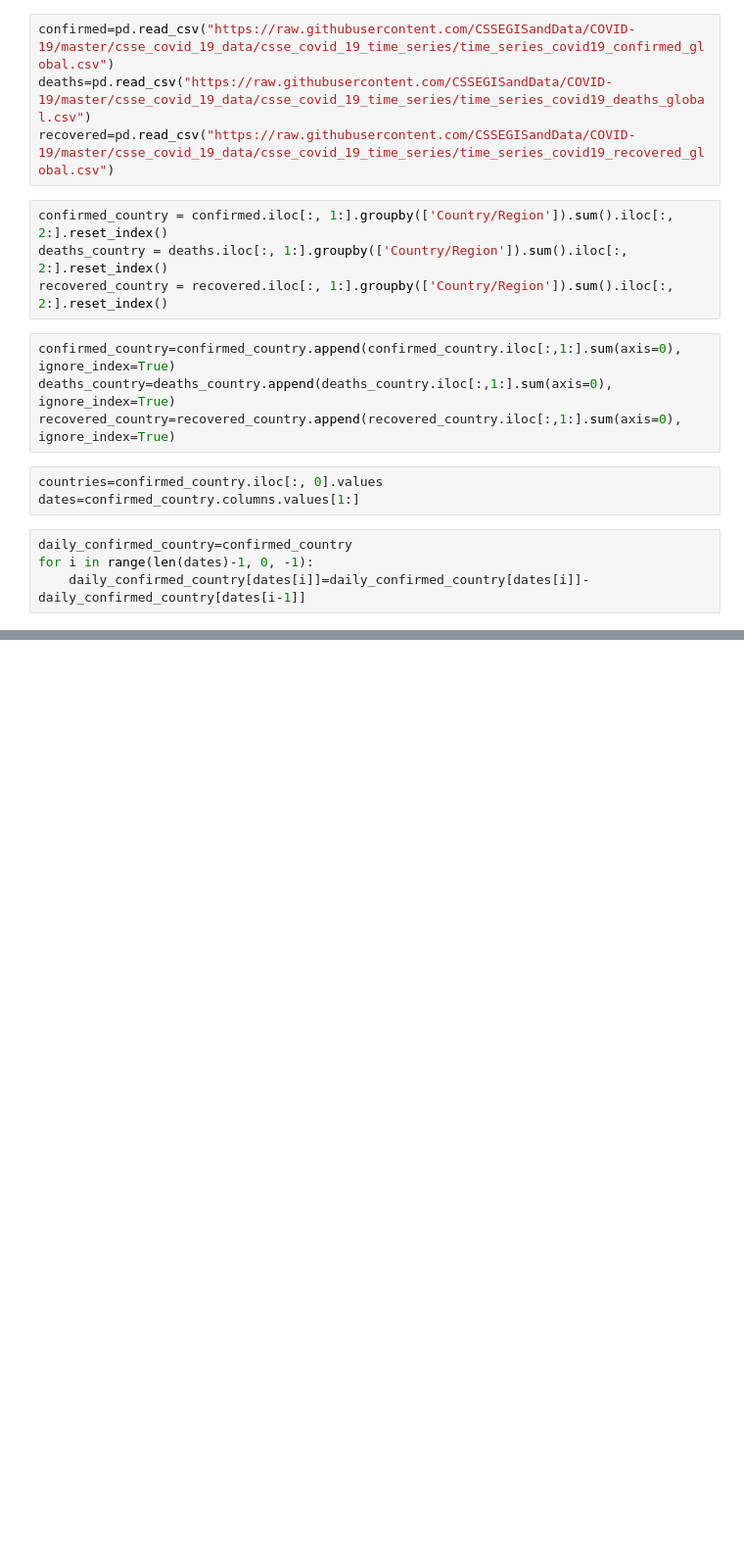
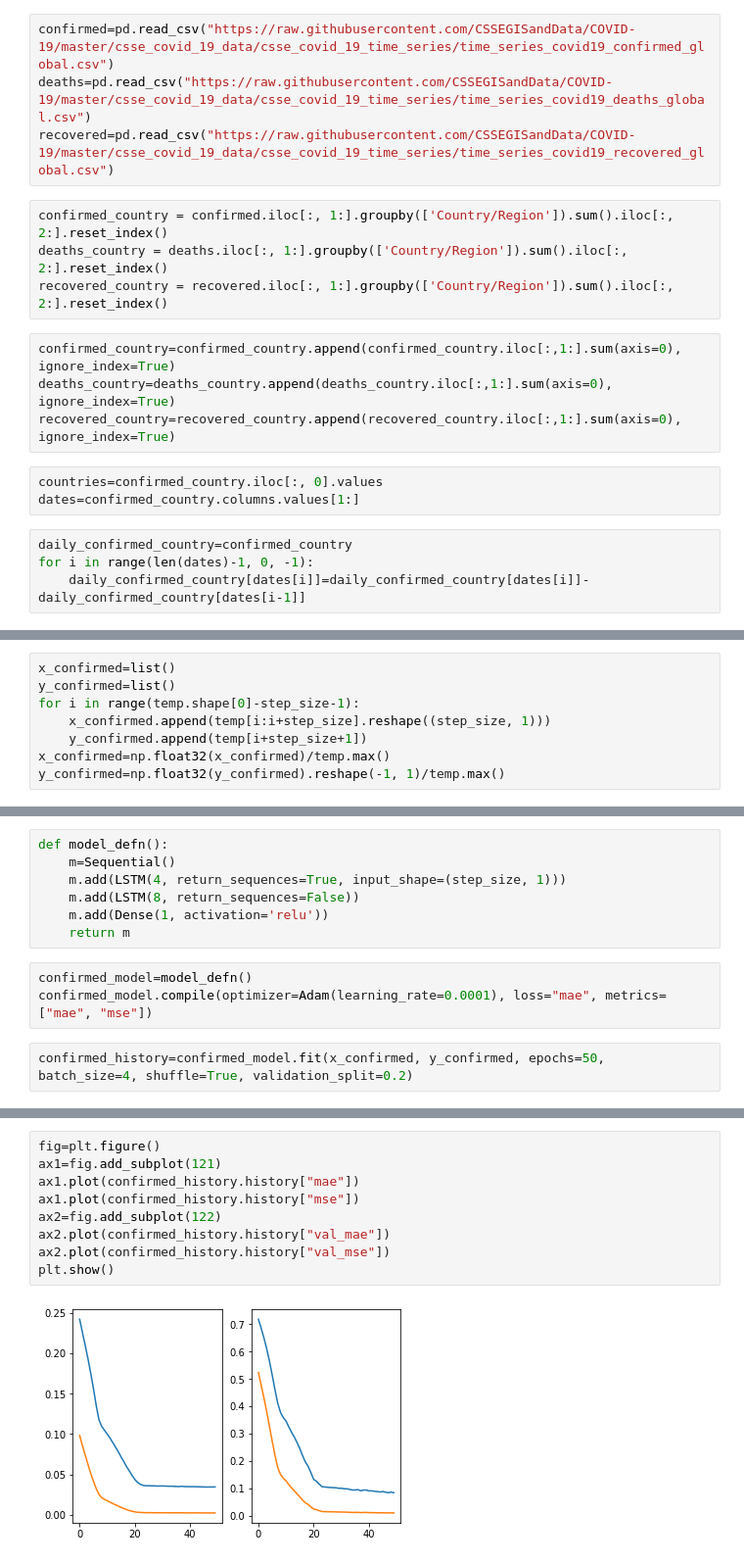
Before and after one commit to Aditi-Chowdhuri/Covid-19, a Jupyter notebook: analysis.ipynb, the cells around one changed output, grey strips where cells are left out. Shown at 98% size. Drawn from its saved outputs; the diff is of its cells as text; blank space fills up the shorter version.

Commit message:
added lstm

```diff
--- a/analysis.ipynb
+++ b/analysis.ipynb
@@ -27,0 +27,8 @@ NameError: name 'daily_confirmed_country' is not defined
+# %%
+x_confirmed=list()
+y_confirmed=list()
+for i in range(temp.shape[0]-step_size-1):
+    x_confirmed.append(temp[i:i+step_size].reshape((step_size, 1)))
+    y_confirmed.append(temp[i+step_size+1])
+x_confirmed=np.float32(x_confirmed)/temp.max()
+y_confirmed=np.float32(y_confirmed).reshape(-1, 1)/temp.max()
@@ -27,0 +52,12 @@ NameError: name 'daily_confirmed_country' is not defined
+# %%
+def model_defn():
+    m=Sequential()
+    m.add(LSTM(4, return_sequences=True, input_shape=(step_size, 1)))
+    m.add(LSTM(8, return_sequences=False))
+    m.add(Dense(1, activation='relu'))
+    return m
+# %%
+confirmed_model=model_defn()
+confirmed_model.compile(optimizer=Adam(learning_rate=0.0001), loss="mae", metrics=["mae", "mse"])
+# %%
+confirmed_history=confirmed_model.fit(x_confirmed, y_confirmed, epochs=50, batch_size=4, shuffle=True, validation_split=0.2)
@@ -27,0 +82,11 @@ NameError: name 'daily_confirmed_country' is not defined
+# %%
+fig=plt.figure()
+ax1=fig.add_subplot(121)
+ax1.plot(confirmed_history.history["mae"])
+ax1.plot(confirmed_history.history["mse"])
+ax2=fig.add_subplot(122)
+ax2.plot(confirmed_history.history["val_mae"])
+ax2.plot(confirmed_history.history["val_mse"])
+plt.show()
+# %% [output]
+[figure, added]
```
Also changed, not shown: parts of 6 cells of this notebook.
